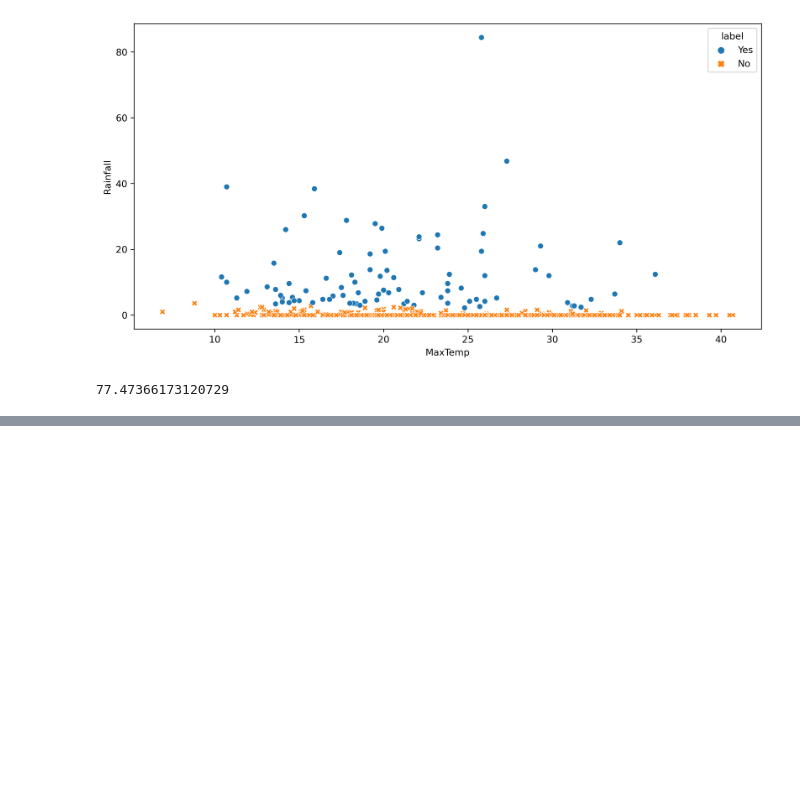
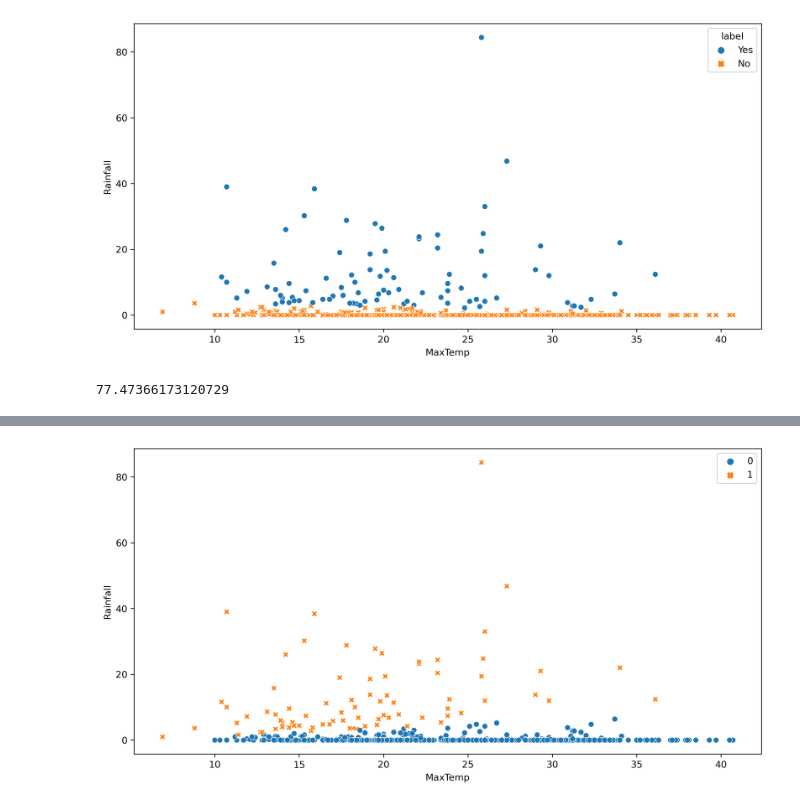
Before and after one commit to ashen007/classification-with-logistic-regression-python-implimatation, a Jupyter notebook: regression for classification.ipynb, the cells around one changed output, grey strips where cells are left out. Saved outputs shown, nothing was run; the diff lists cells and outputs as text; code cells hidden in the pictures; blank space fills up the shorter version.

```diff
--- a/regression for classification.ipynb
+++ b/regression for classification.ipynb
@@ -102,0 +177,8 @@ np.mean(test.RainTomorrow == test.label)*100
+# %%
+sample = test.sample(500,random_state=64)
+label = model_.predict(minmax_normalizer(sample[['Rainfall','MaxTemp']]))
+plt.figure(figsize=[12,6],dpi=300)
+sns.scatterplot(x=sample.MaxTemp,y=sample.Rainfall,hue=label,style=label)
+plt.show()
+# %% [output]
+[figure, added]
```
Also changed, not shown: parts of 10 cells of this notebook, 1 other file.
